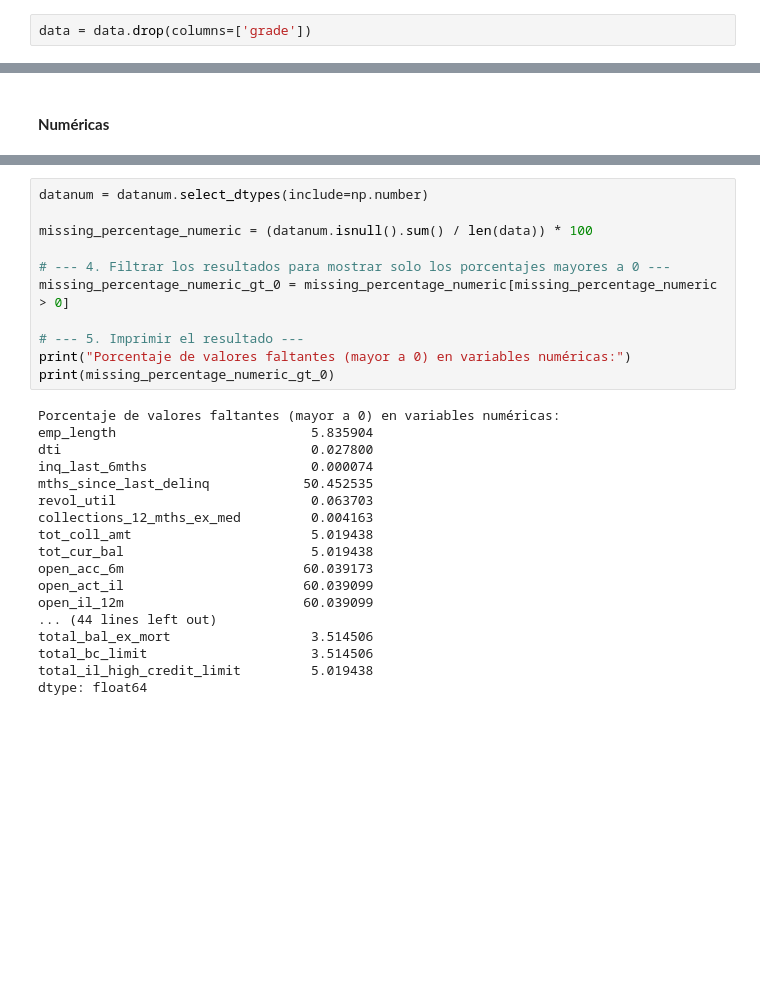
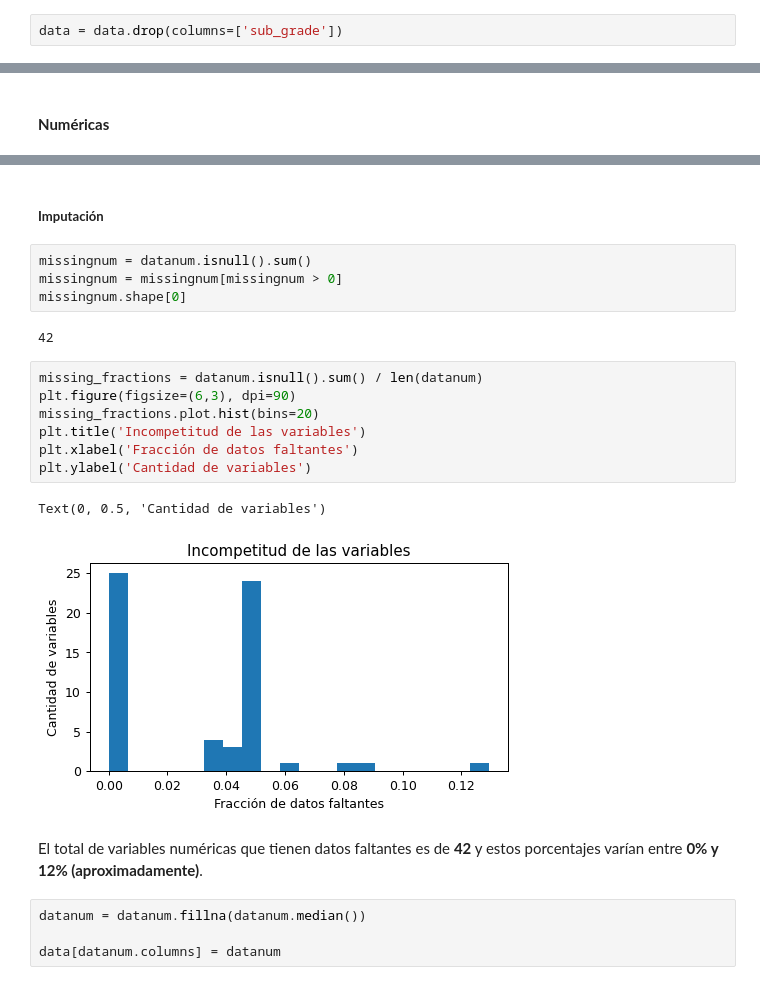
Before and after one commit to valecabrera21/MiniProyecto_1, a Jupyter notebook: _sources/eda.ipynb, the cells around one changed output, grey strips where cells are left out. Cells and saved outputs as stored; diff of their text form; blank space fills up the shorter version.

```diff
--- a/_sources/eda.ipynb
+++ b/_sources/eda.ipynb
@@ -311,5 +314,5 @@ Aquí vemos que todas las letras de `sub_grade` corresponden a la de `grade` por
 # %%
-data = data.drop(columns=['grade'])
+data = data.drop(columns=['sub_grade'])
 # %% [markdown]
 #### **title & purpose**
 # %% [markdown]
@@ -523,29 +578,24 @@ datanum
-# %%
-datanum = datanum.select_dtypes(include=np.number)
-
-missing_percentage_numeric = (datanum.isnull().sum() / len(data)) * 100
-
-# --- 4. Filtrar los resultados para mostrar solo los porcentajes mayores a 0 ---
-missing_percentage_numeric_gt_0 = missing_percentage_numeric[missing_percentage_numeric > 0]
-
-# --- 5. Imprimir el resultado ---
-print("Porcentaje de valores faltantes (mayor a 0) en variables numéricas:")
-print(missing_percentage_numeric_gt_0)
-# %% [output]
-Porcentaje de valores faltantes (mayor a 0) en variables numéricas:
-emp_length                         5.835904
-dti                                0.027800
-inq_last_6mths                     0.000074
-mths_since_last_delinq            50.452535
-revol_util                         0.063703
-collections_12_mths_ex_med         0.004163
-tot_coll_amt                       5.019438
-tot_cur_bal                        5.019438
-open_acc_6m                       60.039173
-open_act_il                       60.039099
-open_il_12m                       60.039099
-... (44 lines left out)
-total_bal_ex_mort                  3.514506
-total_bc_limit                     3.514506
-total_il_high_credit_limit         5.019438
-dtype: float64
+# %% [markdown]
+##### **Imputación**
+# %%
+missingnum = datanum.isnull().sum()
+missingnum = missingnum[missingnum > 0]
+missingnum.shape[0]
+# %% [output]
+42
+# %%
+missing_fractions = datanum.isnull().sum() / len(datanum)
+plt.figure(figsize=(6,3), dpi=90)
+missing_fractions.plot.hist(bins=20)
+plt.title('Incompetitud de las variables')
+plt.xlabel('Fracción de datos faltantes')
+plt.ylabel('Cantidad de variables')
+# %% [output]
+Text(0, 0.5, 'Cantidad de variables')
+[figure, added]
+# %% [markdown]
+El total de variables numéricas que tienen datos faltantes es de **42** y estos porcentajes varían entre **0% y 12% (aproximadamente)**.
+# %%
+datanum = datanum.fillna(datanum.median())
+
+data[datanum.columns] = datanum
```
Also changed, not shown: parts of 39 cells of this notebook, 40 other files.
